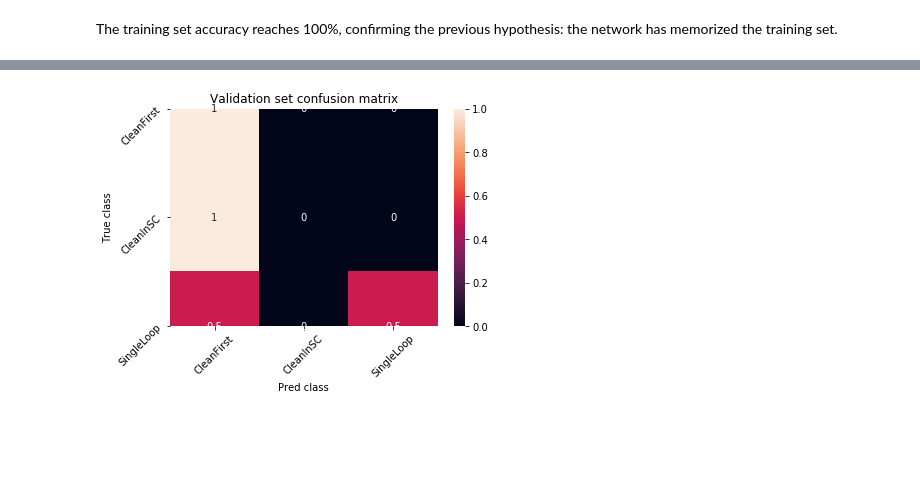
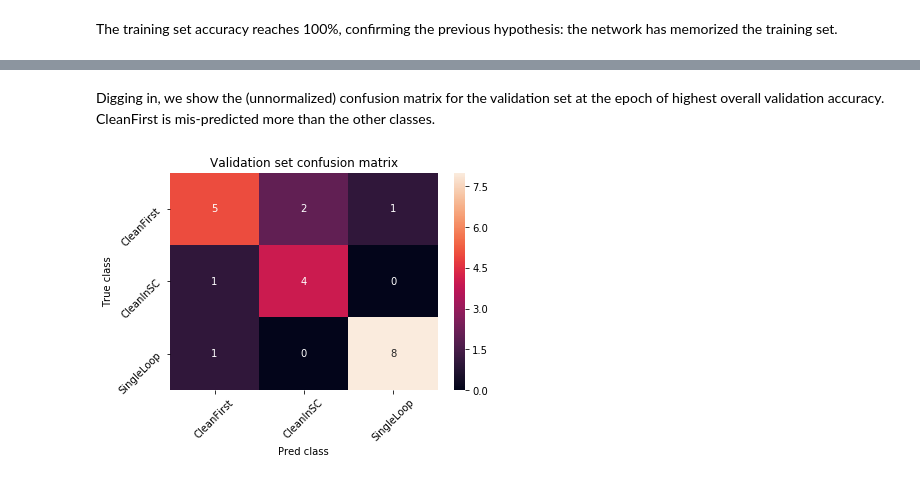
Before and after one commit to willcrichton/autoplan, a Jupyter notebook: notebooks/rainfall/supervised_simple_classifier.ipynb, the cells around one changed output, grey strips where cells are left out. Cells and saved outputs as stored; diff of their text form; code cells hidden in the pictures; blank space fills up the shorter version.

```diff
--- a/notebooks/rainfall/supervised_simple_classifier.ipynb
+++ b/notebooks/rainfall/supervised_simple_classifier.ipynb
@@ -102,4 +96,7 @@ The confusion matrix shows that the network is consistently classifying as one l
-# %%
-val_eval[-1].plot_cm('Validation set confusion matrix')
-# %% [output]
-[figure, removed]
+# %% [markdown]
+Digging in, we show the (unnormalized) confusion matrix for the validation set at the epoch of highest overall validation accuracy. CleanFirst is mis-predicted more than the other classes.
+# %%
+i = np.argmax([eval_.accuracy for eval_ in val_eval])
+val_eval[i].plot_cm('Validation set confusion matrix', normalize=False)
+# %% [output]
+[figure, added]
```
Also changed, not shown: parts of 16 cells of this notebook, 4 other files.
